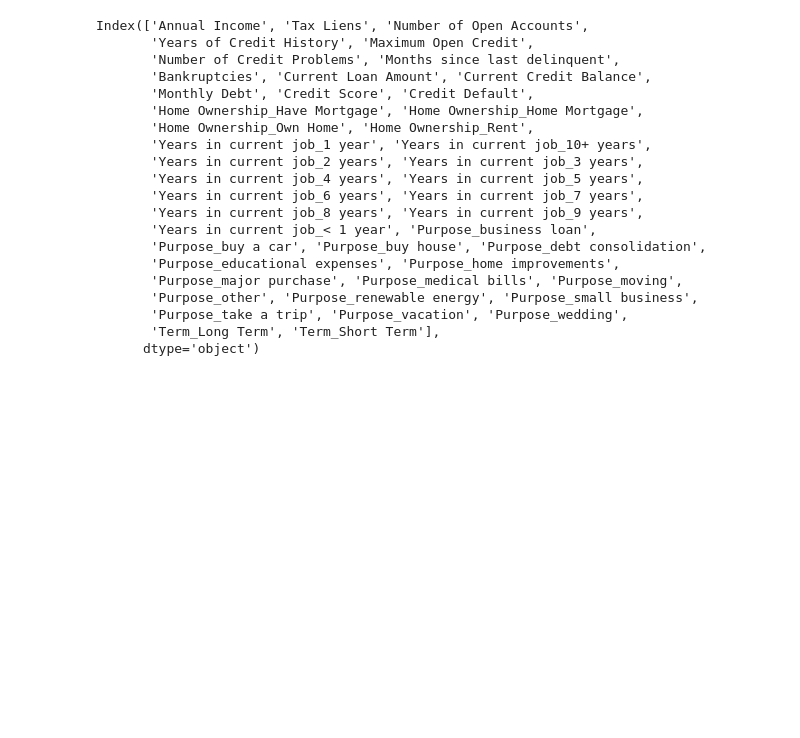
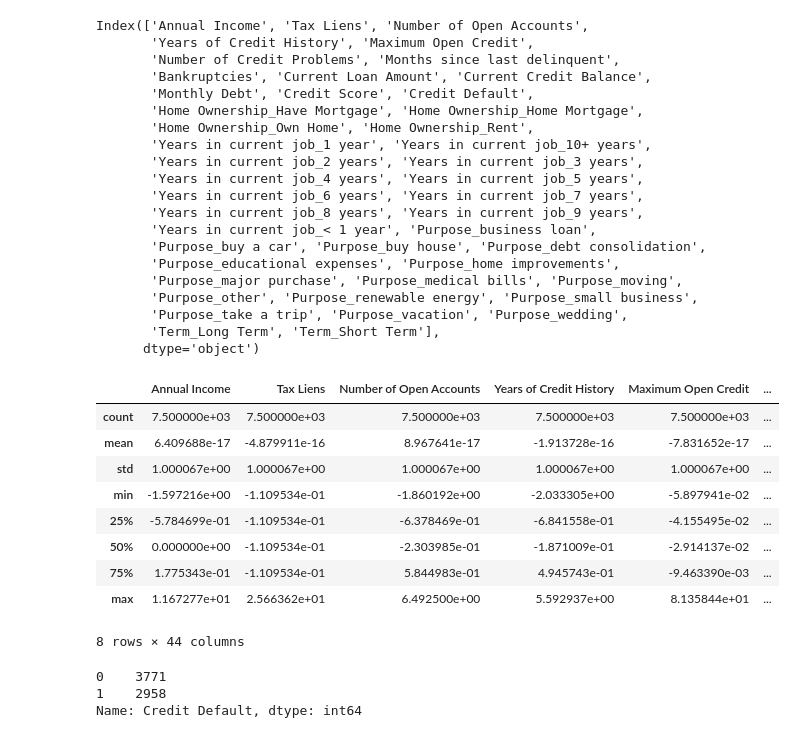
Before and after one commit to salexey1990/gb_classification, a Jupyter notebook: classificator.ipynb, the cells around one changed output. Drawn from its saved outputs; the diff is of its cells as text; code cells hidden in the pictures; blank space fills up the shorter version.

```diff
--- a/classificator.ipynb
+++ b/classificator.ipynb
@@ -196,3 +215,10 @@ SELECTED_FEATURE_NAMES = NUM_FEATURE_NAMES + CAT_FEATURE_NAMES
+# %%
+scaler = StandardScaler()
+
+df_norm = df.copy()
+df_norm[NUM_FEATURE_NAMES] = scaler.fit_transform(df_norm[NUM_FEATURE_NAMES])
+
+df = df_norm.copy()
 # %%
 X = df[SELECTED_FEATURE_NAMES]
 y = df[TARGET_NAME]
@@ -206,0 +227,22 @@ def get_classification_report(y_train_true, y_train_pred, y_test_true, y_test_pr
+# %%
+X.describe()
+# %% [output]
+|  | Annual Income | Tax Liens | Number of Open Accounts | Years of Credit History | Maximum Open Credit | ... |
+| count | 7.500000e+03 | 7.500000e+03 | 7.500000e+03 | 7.500000e+03 | 7.500000e+03 | ... |
+| mean | 6.409688e-17 | -4.879911e-16 | 8.967641e-17 | -1.913728e-16 | -7.831652e-17 | ... |
+| std | 1.000067e+00 | 1.000067e+00 | 1.000067e+00 | 1.000067e+00 | 1.000067e+00 | ... |
+| min | -1.597216e+00 | -1.109534e-01 | -1.860192e+00 | -2.033305e+00 | -5.897941e-02 | ... |
+| 25% | -5.784699e-01 | -1.109534e-01 | -6.378469e-01 | -6.841558e-01 | -4.155495e-02 | ... |
+| 50% | 0.000000e+00 | -1.109534e-01 | -2.303985e-01 | -1.871009e-01 | -2.914137e-02 | ... |
+| 75% | 1.775343e-01 | -1.109534e-01 | 5.844983e-01 | 4.945743e-01 | -9.463390e-03 | ... |
+| max | 1.167277e+01 | 2.566362e+01 | 6.492500e+00 | 5.592937e+00 | 8.135844e+01 | ... |
+8 rows × 44 columns
+# %%
+df_for_balancing = pd.concat([X_train, y_train], axis=1)
+df_balanced = balance_df_by_target(df_for_balancing, TARGET_NAME)
+
+df_balanced[TARGET_NAME].value_counts()
+# %% [output]
+0    3771
+1    2958
+Name: Credit Default, dtype: int64
```
Also changed, not shown: parts of 14 cells of this notebook, 4 other files.
